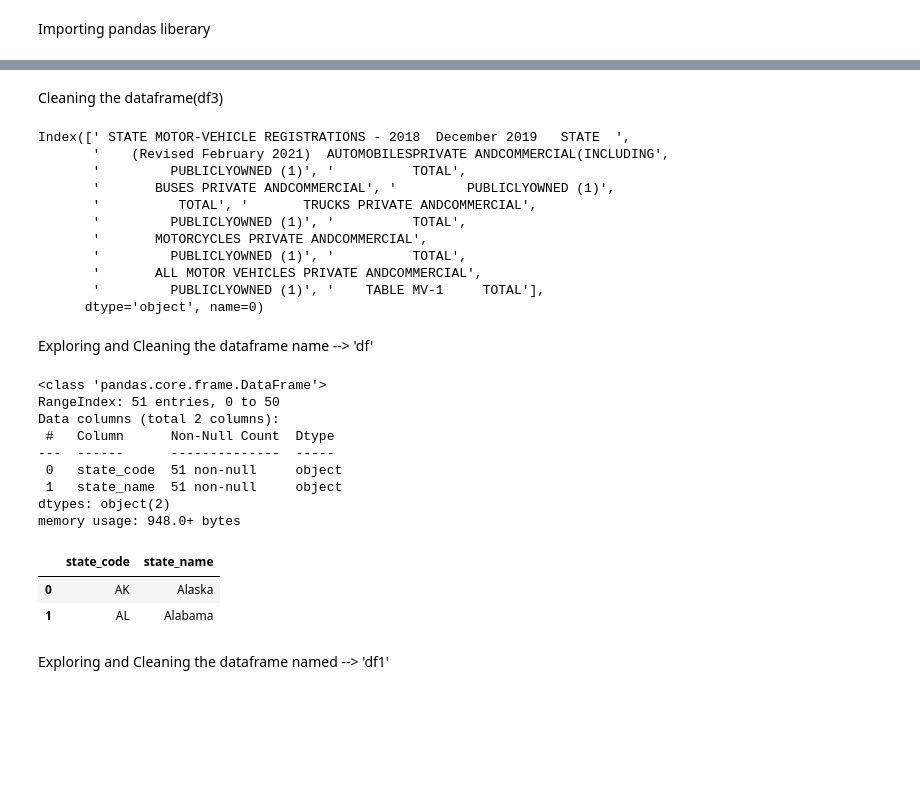
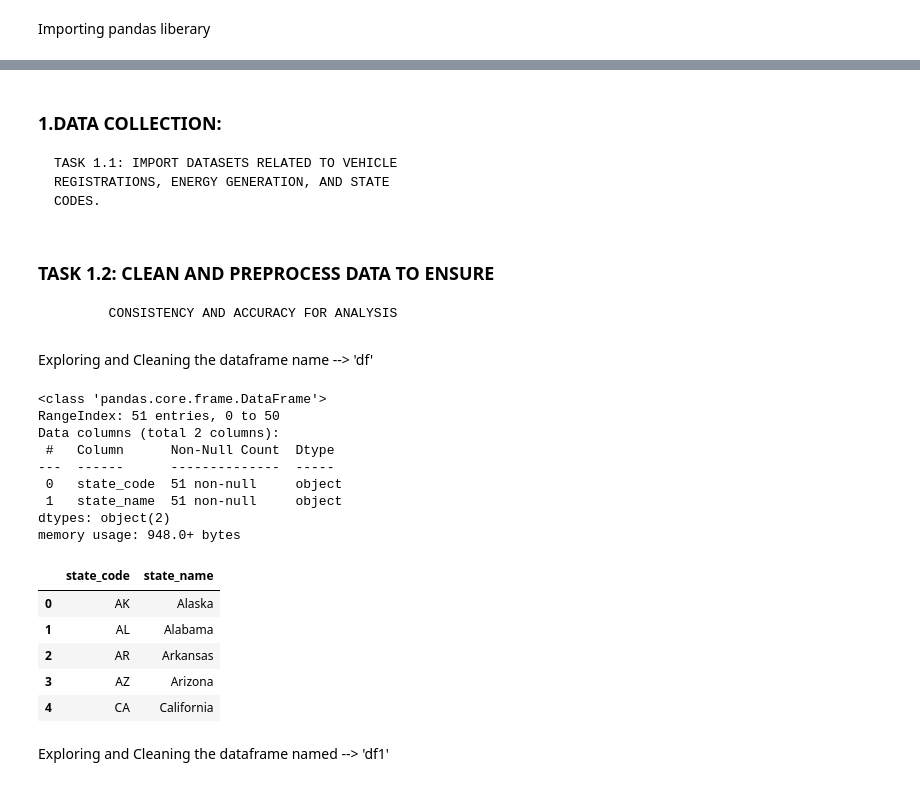
Before and after one commit to Yogesh123-tech/Capstone-EV-Energy-Forecasting, a Jupyter notebook: capstone.ipynb, the cells around one changed output, grey strips where cells are left out. Saved outputs shown, nothing was run; the diff lists cells and outputs as text; code cells hidden in the pictures; blank space fills up the shorter version.

```diff
--- a/capstone.ipynb
+++ b/capstone.ipynb
@@ -13,89 +14,42 @@ Loading the data and Putting in the Variables
+# %% [markdown]
+### 1.DATA COLLECTION:
+    TASK 1.1: IMPORT DATASETS RELATED TO VEHICLE
+    REGISTRATIONS, ENERGY GENERATION, AND STATE
+    CODES.
 # %%
 df  = pd.read_excel('state_codes.xlsx')
 df1 = pd.read_excel('States_Annual_Energy_Generation_Sources_1990_2019.xlsx',header=None)
 df2 = pd.read_excel('States_Electric_Vehicle_Registrations_2018 (1).xlsx',header=None)
 df3 = pd.read_excel('c:/Users/abc/Desktop/electric vehicle/States_All_Vehicle_Registrations_2018.xlsx',header=None)
 # %% [markdown]
-Cleaning the dataframe(df3)
+ ### TASK 1.2: CLEAN AND PREPROCESS DATA TO ENSURE
+           CONSISTENCY AND ACCURACY FOR ANALYSIS
-# %%
-df3 = pd.read_excel('c:/Users/abc/Desktop/electric vehicle/States_All_Vehicle_Registrations_2018.xlsx',header=None)
-df3.head(50)                               # Exploring the dataframe
-df3.head(20)
-x = df3.columns.to_list()
-df3.head(5)
-
-df3.loc[0] = df3.iloc[0:11].fillna(' ').agg(''.join) #combining the rows
-df3.columns = df3.loc[0]                             #assigning the first row as columns
-df3 = df3.drop(df3.index[:12])                       #removing 0 to 12 indexed rows
-df3.reset_index(inplace=True)                        #resetting the index
-df3.drop(columns='index',inplace=True)               #droping the column 'index'
-df3.isnull().sum()                                   #checking for the null values
-df3.dropna(inplace=True)                             #removing the null values
-df3.shape                                            #exploring the rows and columns of dataframe
-df3.duplicated().sum()                               #checking for duplicated values
-
-for i in df3[df3.columns[1:]]:                       #applying loop for changing datatype
-    df3[i] = df3[i].astype('int64')
-df3.shape
-
-
-df3.columns[1:16].to_list                            #applying for loop for replacing the
-                                                     #outlier with null values
-for col in df3.columns[1:16].to_list():
-
-    q1 = df3[i].quantile(0.25)
-    q3 = df3[i].quantile(0.75)
-    IQR = q3-q1
-    min_range = q1-(1.5*IQR)
-    max_range = q3+(1.5*IQR)
-
-    #df3 = df3[df3[i]<max_range]
-    df3.loc[df3[i]>max_range]=np.nan
-
-for i in df3.columns[1:16]:
-    df3[i]=df3[i].fillna(df3[i].median())                   # replacing null value by median
-df3[' STATE MOTOR-VEHICLE REGISTRATIONS - 2018  December 2019   STATE  ']=df3[' STATE MOTOR-VEHICLE REGISTRATIONS - 2018  December 2019   STATE  '].fillna('Unknown')
-
-for i in df3.columns[1:16] :
-    df3[i] =  df3[i].astype('int64')
-
-df3.iloc[0,[3,6,9,12]].sum()
-df3.columns
-# %% [output]
-Index([' STATE MOTOR-VEHICLE REGISTRATIONS - 2018  December 2019   STATE  ',
-       '    (Revised February 2021)  AUTOMOBILESPRIVATE ANDCOMMERCIAL(INCLUDING',
-       '         PUBLICLYOWNED (1)', '          TOTAL',
-       '       BUSES PRIVATE ANDCOMMERCIAL', '         PUBLICLYOWNED (1)',
-       '          TOTAL', '       TRUCKS PRIVATE ANDCOMMERCIAL',
-       '         PUBLICLYOWNED (1)', '          TOTAL',
-       '       MOTORCYCLES PRIVATE ANDCOMMERCIAL',
-       '         PUBLICLYOWNED (1)', '          TOTAL',
-       '       ALL MOTOR VEHICLES PRIVATE ANDCOMMERCIAL',
-       '         PUBLICLYOWNED (1)', '    TABLE MV-1     TOTAL'],
-      dtype='object', name=0)
 # %% [markdown]
 Exploring and Cleaning the dataframe name --> 'df'
 # %%
 df
 df.info()
 df.describe()
 df.isnull().sum()
 df.duplicated().sum()
 df.value_counts().sum()
-df.head(2)
+df.head()
 # %% [output]
 <class 'pandas.core.frame.DataFrame'>
 RangeIndex: 51 entries, 0 to 50
 Data columns (total 2 columns):
  #   Column      Non-Null Count  Dtype
 ---  ------      --------------  -----
  0   state_code  51 non-null     object
  1   state_name  51 non-null     object
 dtypes: object(2)
 memory usage: 948.0+ bytes
 |  | state_code | state_name |
 | 0 | AK | Alaska |
 | 1 | AL | Alabama |
+| 2 | AR | Arkansas |
+| 3 | AZ | Arizona |
+| 4 | CA | California |
 # %% [markdown]
 Exploring and Cleaning the dataframe named --> 'df1'
 # %%
```
Also changed, not shown: parts of 33 cells of this notebook.
